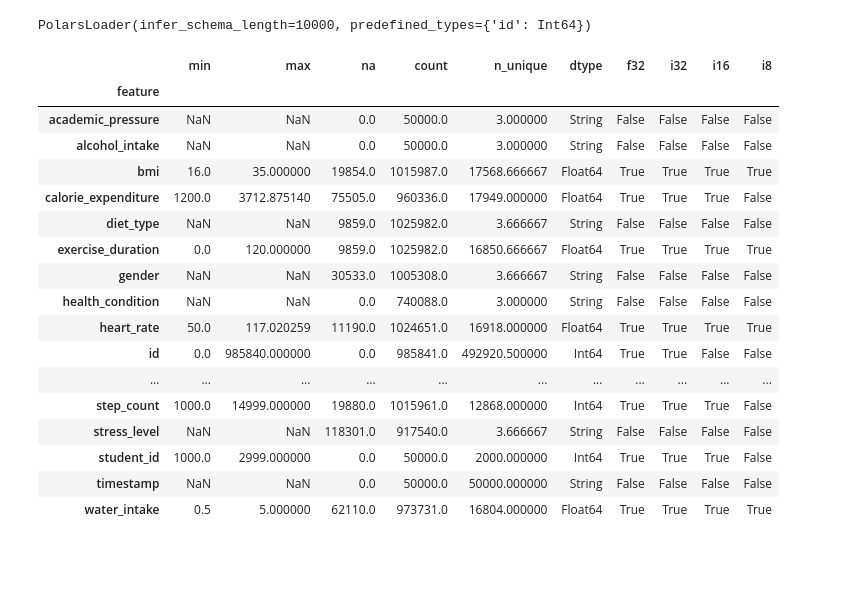
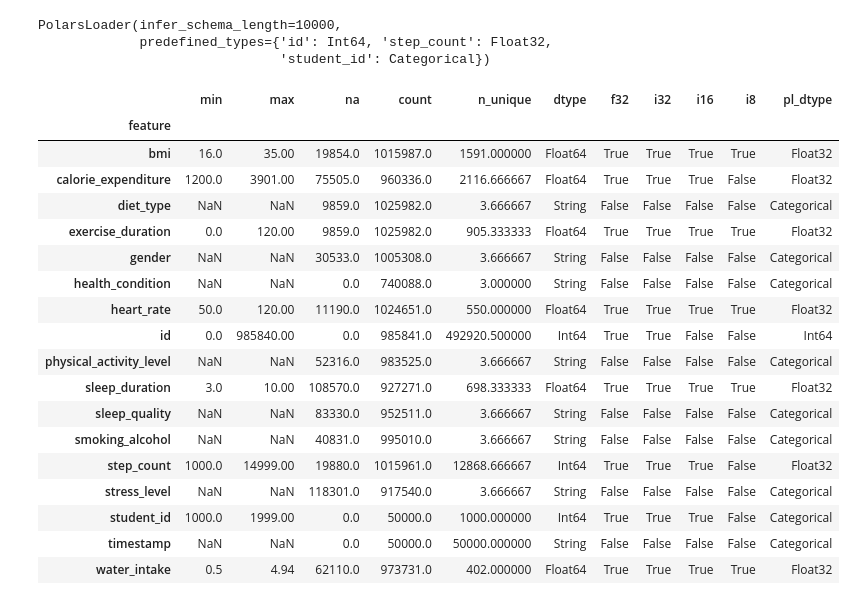
Before and after one commit to sunkusun9/ml-lab, a Jupyter notebook: examples/kaggle_s6e7/1.Prepare.ipynb, the cells around one changed output. Drawn from its saved outputs; the diff is of its cells as text; code cells hidden in the pictures; blank space fills up the shorter version.

```diff
--- a/examples/kaggle_s6e7/1.Prepare.ipynb
+++ b/examples/kaggle_s6e7/1.Prepare.ipynb
@@ -10,29 +15,33 @@ if not os.path.exists('data/train.csv'):
     !unzip college-student-health-behavior-dataset.zip -d data
 # %%
 from mllabs.processor import PolarsLoader
-ploader = PolarsLoader(predefined_types={'id': pl.Int64}, infer_schema_length=10000)
-ploader.fit(['data/train.csv', 'data/test.csv', 'data/enhanced_student_health_dataset_50k.xls'])
+ploader = PolarsLoader(predefined_types={'id': pl.Int64, 'step_count': pl.Float32, 'student_id': pl.Categorical}, infer_schema_length=10000)
+data_list = ['data/train.csv', 'data/test.csv', 'data/student_health_dataset_50k.csv']
+ploader.fit(data_list)
 # %% [output]
-PolarsLoader(infer_schema_length=10000, predefined_types={'id': Int64})
+PolarsLoader(infer_schema_length=10000,
+             predefined_types={'id': Int64, 'step_count': Float32,
+                               'student_id': Categorical})
 # %%
-df_type = ploader.df_type_
+df_type = ploader.df_type_.join(pd.Series(ploader.pl_type_, name='pl_dtype'))
 df_type
 # %% [output]
-|  | min | max | na | count | n_unique | dtype | f32 | i32 | i16 | i8 |
-| feature |  |  |  |  |  |  |  |  |  |  |
-| academic_pressure | NaN | NaN | 0.0 | 50000.0 | 3.000000 | String | False | False | False | False |
-| alcohol_intake | NaN | NaN | 0.0 | 50000.0 | 3.000000 | String | False | False | False | False |
-| bmi | 16.0 | 35.000000 | 19854.0 | 1015987.0 | 17568.666667 | Float64 | True | True | True | True |
-| calorie_expenditure | 1200.0 | 3712.875140 | 75505.0 | 960336.0 | 17949.000000 | Float64 | True | True | True | False |
-| diet_type | NaN | NaN | 9859.0 | 1025982.0 | 3.666667 | String | False | False | False | False |
-| exercise_duration | 0.0 | 120.000000 | 9859.0 | 1025982.0 | 16850.666667 | Float64 | True | True | True | True |
-| gender | NaN | NaN | 30533.0 | 1005308.0 | 3.666667 | String | False | False | False | False |
-| health_condition | NaN | NaN | 0.0 | 740088.0 | 3.000000 | String | False | False | False | False |
-| heart_rate | 50.0 | 117.020259 | 11190.0 | 1024651.0 | 16918.000000 | Float64 | True | True | True | True |
-| id | 0.0 | 985840.000000 | 0.0 | 985841.0 | 492920.500000 | Int64 | True | True | False | False |
-| ... | ... | ... | ... | ... | ... | ... | ... | ... | ... | ... |
-| step_count | 1000.0 | 14999.000000 | 19880.0 | 1015961.0 | 12868.000000 | Int64 | True | True | True | False |
-| stress_level | NaN | NaN | 118301.0 | 917540.0 | 3.666667 | String | False | False | False | False |
-| student_id | 1000.0 | 2999.000000 | 0.0 | 50000.0 | 2000.000000 | Int64 | True | True | True | False |
-| timestamp | NaN | NaN | 0.0 | 50000.0 | 50000.000000 | String | False | False | False | False |
-| water_intake | 0.5 | 5.000000 | 62110.0 | 973731.0 | 16804.000000 | Float64 | True | True | True | True |
+|  | min | max | na | count | n_unique | dtype | f32 | i32 | i16 | i8 | pl_dtype |
+| feature |  |  |  |  |  |  |  |  |  |  |  |
+| bmi | 16.0 | 35.00 | 19854.0 | 1015987.0 | 1591.000000 | Float64 | True | True | True | True | Float32 |
+| calorie_expenditure | 1200.0 | 3901.00 | 75505.0 | 960336.0 | 2116.666667 | Float64 | True | True | True | False | Float32 |
+| diet_type | NaN | NaN | 9859.0 | 1025982.0 | 3.666667 | String | False | False | False | False | Categorical |
+| exercise_duration | 0.0 | 120.00 | 9859.0 | 1025982.0 | 905.333333 | Float64 | True | True | True | True | Float32 |
+| gender | NaN | NaN | 30533.0 | 1005308.0 | 3.666667 | String | False | False | False | False | Categorical |
+| health_condition | NaN | NaN | 0.0 | 740088.0 | 3.000000 | String | False | False | False | False | Categorical |
+| heart_rate | 50.0 | 120.00 | 11190.0 | 1024651.0 | 550.000000 | Float64 | True | True | True | True | Float32 |
+| id | 0.0 | 985840.00 | 0.0 | 985841.0 | 492920.500000 | Int64 | True | True | False | False | Int64 |
+| physical_activity_level | NaN | NaN | 52316.0 | 983525.0 | 3.666667 | String | False | False | False | False | Categorical |
+| sleep_duration | 3.0 | 10.00 | 108570.0 | 927271.0 | 698.333333 | Float64 | True | True | True | True | Float32 |
+| sleep_quality | NaN | NaN | 83330.0 | 952511.0 | 3.666667 | String | False | False | False | False | Categorical |
+| smoking_alcohol | NaN | NaN | 40831.0 | 995010.0 | 3.666667 | String | False | False | False | False | Categorical |
+| step_count | 1000.0 | 14999.00 | 19880.0 | 1015961.0 | 12868.666667 | Int64 | True | True | True | False | Float32 |
+| stress_level | NaN | NaN | 118301.0 | 917540.0 | 3.666667 | String | False | False | False | False | Categorical |
+| student_id | 1000.0 | 1999.00 | 0.0 | 50000.0 | 1000.000000 | Int64 | True | True | True | False | Categorical |
+| timestamp | NaN | NaN | 0.0 | 50000.0 | 50000.000000 | String | False | False | False | False | Categorical |
+| water_intake | 0.5 | 4.94 | 62110.0 | 973731.0 | 402.000000 | Float64 | True | True | True | True | Float32 |
```
Also changed, not shown: parts of 64 cells of this notebook, 29 other files.
